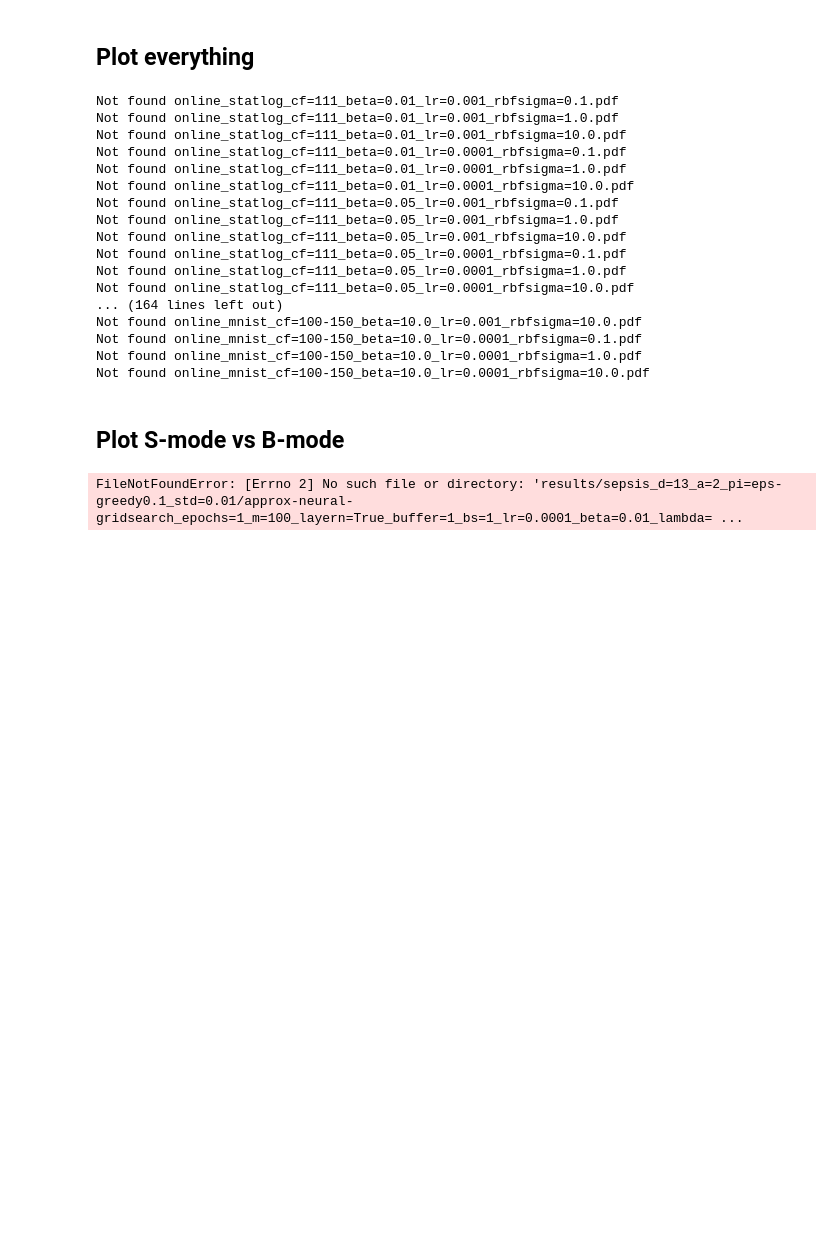
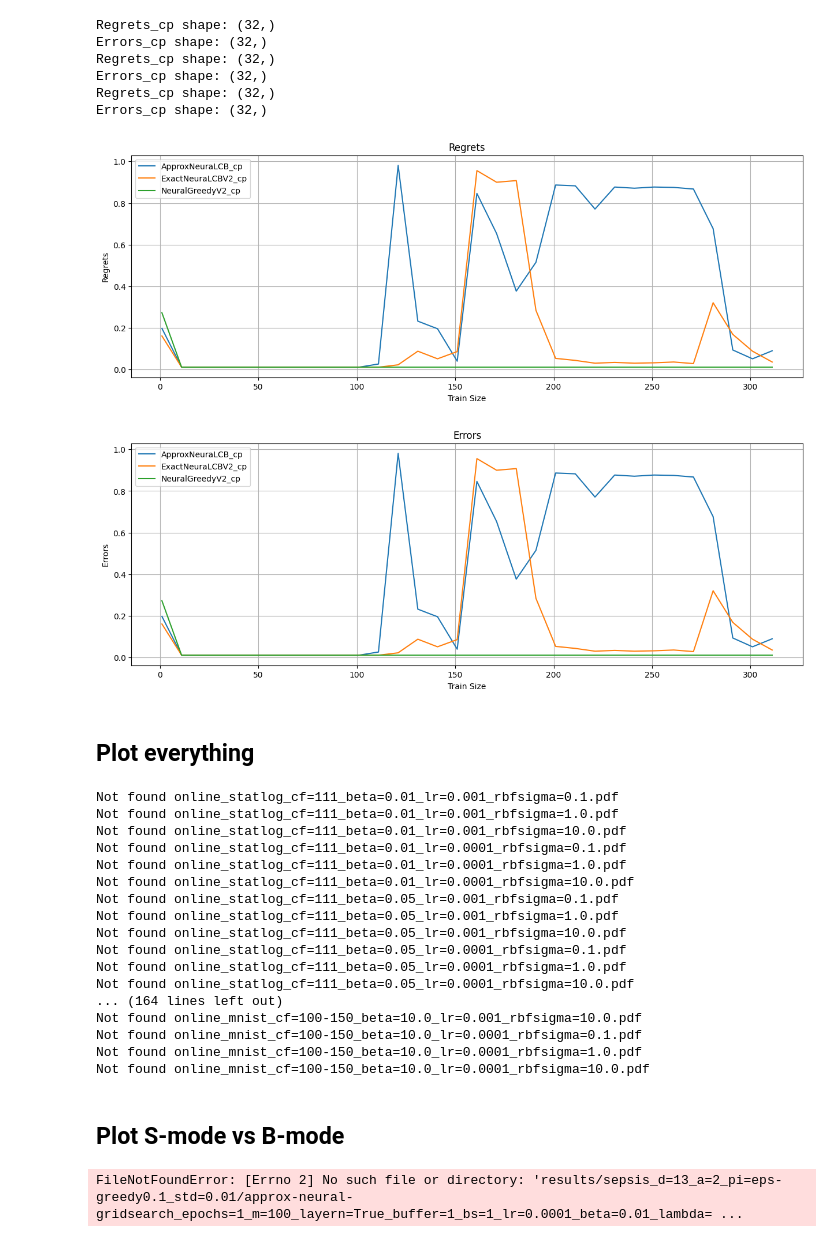
Before and after one commit to Annie983284450-1/NeuralLCB_C, a Jupyter notebook: plot_realworld.ipynb, the cells around one changed output. Saved outputs shown, nothing was run; the diff lists cells and outputs as text; code cells hidden in the pictures; blank space fills up the shorter version.

```diff
--- a/plot_realworld.ipynb
+++ b/plot_realworld.ipynb
@@ -69,9 +69,10 @@ def plot(algos, regrets, cumsum=False, filename=None, figshow=True, legendloc='b
         plt.close(fig)
         plt.clf()
 # %%
-num_train_sepsis_pat_win = 1000
-num_test_pat_septic_win = 250
-
+num_train_sepsis_pat_win = 20
+num_test_pat_septic_win = 5
+# num_train_sepsis_pat_win = 1000
+# num_test_pat_septic_win = 250
 num_steps = 100
 layer_sizes = [100,100]
 layer_n = True
@@ -101,12 +102,3 @@ data_prefix = '{}_d={}_a={}_pi={}_std={}_testfreq={}'.format(data_type, context_
 sim = 0
 
 res_dir = os.path.join(f'../neuralcb_results/sim{sim}/trainwins_{num_train_sepsis_pat_win}_testwins_{num_test_pat_septic_win}/', data_prefix)
-algo_group = 'NeuralGreedyV2_cp'
-
-# if algo_group == 'approx-neural_cp':
-#     algo_prefix = f'approx-neural-gridsearch_epochs={num_steps}_m={min(layer_sizes)}_layern={layer_n}_buffer={buffer_s}_bs={batch_size}_lr={lr}_beta={beta}_lambda={lambd}_lambda0={lambd0}.npz'
-#     sepsis_path_cp =   os.path.join(res_dir, algo_prefix)
-
-algo_prefix = f'{algo_group}-gridsearch_epochs={num_steps}_m={min(layer_sizes)}_layern={layer_n}_buffer={buffer_s}_bs={batch_size}_lr={lr}_beta={beta}_lambda={lambd}_lambda0={lambd0}.csv'
-sepsis_path_cp =   os.path.join(res_dir, algo_prefix)
-sepsis_path_cp
@@ -204,3 +105,64 @@ Errors_cp shape: (1, 1, 1600)
+# %%
+# def plot_sepsis_bmode():
+# sepsis_path = './results/trainwins_50_testwins_5/sepsis_d=13_a=2_pi=eps-greedy0.1_std=0.01'
+# sepsis_path_cp = './results/trainwins_500_testwins_250/sepsis_d=13_a=2_pi=eps-greedy0.1_std=0.01'
+
+# approx_neural_path_cp = 'approx-neural-gridsearch_epochs=100_m=100_layern=True_buffer=-1_bs=32_lr=0.001_beta=0.1_lambda=0.0001_lambda0=0.1.npz'
+# data_cp= np.load(os.path.join(sepsis_path_cp,approx_neural_path_cp))
+import pandas as pd
+
+cp_experts = ['ApproxNeuraLCB_cp', 'ExactNeuraLCBV2_cp', 'NeuralGreedyV2_cp']
+
+plt.figure(figsize = (15,5))
+for algo_group in cp_experts:
+    algo_prefix = f'{algo_group}-gridsearch_epochs={num_steps}_m={min(layer_sizes)}_layern={layer_n}_buffer={buffer_s}_bs={batch_size}_lr={lr}_beta={beta}_lambda={lambd}_lambda0={lambd0}.csv'
+    sepsis_path_cp = os.path.join(res_dir, algo_prefix)
+
+    data_cp = pd.read_csv(sepsis_path_cp)
+
+
+    regrets_cp = data_cp['regrets']
+
+    train_size = data_cp['train_size']
+
+    print("Regrets_cp shape:", regrets_cp.shape)
+    print("Errors_cp shape:", errs_cp.shape)
+    plt.plot(train_size, regrets_cp, label=f'{algo_group}')
+
+plt.title('Regrets')
+plt.xlabel('Train Size')
+plt.ylabel('Regrets')
+plt.legend()
+plt.grid(True)
+plt.show()
+
+# Plot all errors in one figure
+plt.figure(figsize=(15, 5))
+for algo_group in cp_experts:
+    algo_prefix = f'{algo_group}-gridsearch_epochs={num_steps}_m={min(layer_sizes)}_layern={layer_n}_buffer={buffer_s}_bs={batch_size}_lr={lr}_beta={beta}_lambda={lambd}_lambda0={lambd0}.csv'
+    sepsis_path_cp = os.path.join(res_dir, algo_prefix)
+
+    data_cp = pd.read_csv(sepsis_path_cp)
+    errs_cp = data_cp['act_errs']
+    train_size = data_cp['train_size']
+
+    plt.plot(train_size, errs_cp, label=f'{algo_group}')
+
+plt.title('Errors')
+plt.xlabel('Train Size')
+plt.ylabel('Errors')
+plt.legend()
+plt.grid(True)
+plt.show()
+# %% [output]
+Regrets_cp shape: (32,)
+Errors_cp shape: (32,)
+Regrets_cp shape: (32,)
+Errors_cp shape: (32,)
+Regrets_cp shape: (32,)
+Errors_cp shape: (32,)
+[figure, added]
+[figure, added]
 # %%
 def plot_realworld_experiment(name, trainconfig, beta, rbf_sigma, lr=0.001, figshow=False, legendloc=None, save=True, tick_spacing=200, test_freq=10, policy='eps-greedy'):
     res_dir = os.path.join('results', name)
```
Also changed, not shown: parts of 2 cells of this notebook, 2 other files.
